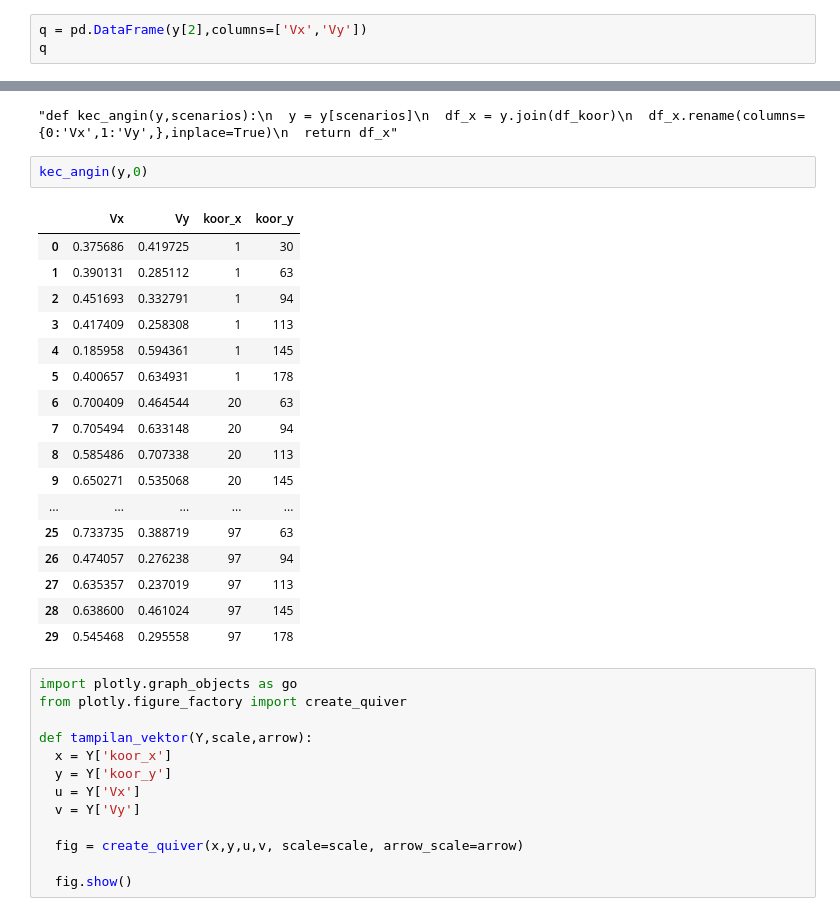
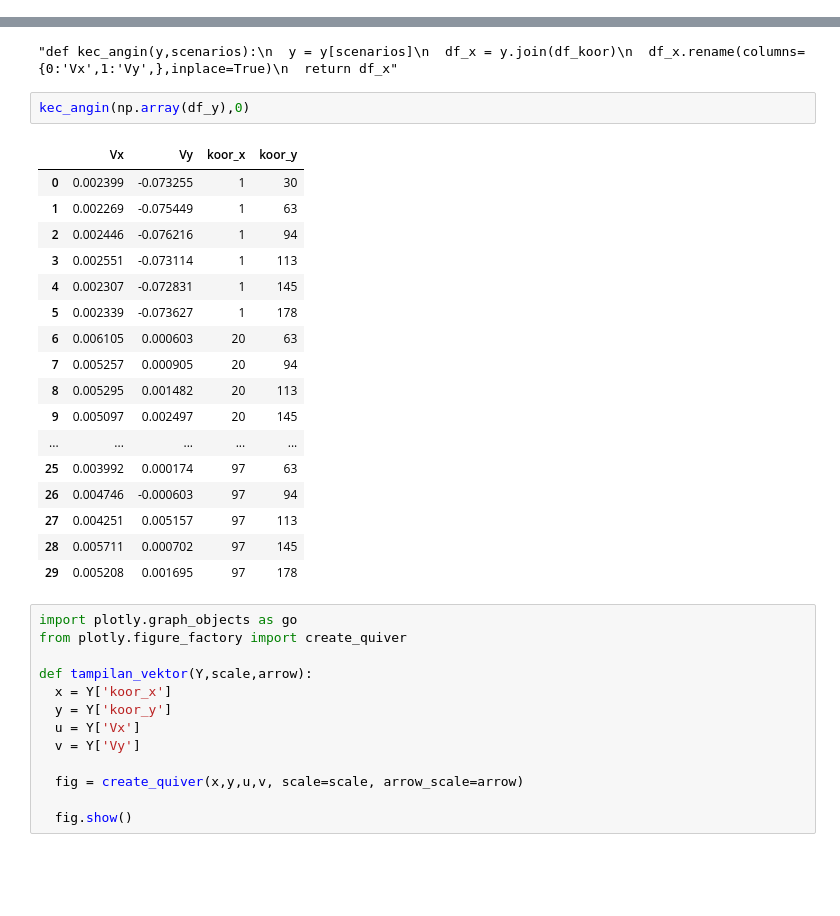
Before and after one commit to yfhkucing/experiment_bms, a Jupyter notebook: visualisasi_vxvy_30_edit.ipynb, the cells around one changed output, grey strips where cells are left out. Drawn from its saved outputs; the diff is of its cells as text; blank space fills up the shorter version.

```diff
--- a/visualisasi_vxvy_30_edit.ipynb
+++ b/visualisasi_vxvy_30_edit.ipynb
@@ -236,3 +233,0 @@ len(y_predict)
-# %%
-q = pd.DataFrame(y[2],columns=['Vx','Vy'])
-q
@@ -314,25 +277,25 @@ def kec_angin(y,scenarios):
 # %% [output]
 "def kec_angin(y,scenarios):\n  y = y[scenarios]\n  df_x = y.join(df_koor)\n  df_x.rename(columns={0:'Vx',1:'Vy',},inplace=True)\n  return df_x"
 # %%
-kec_angin(y,0)
+kec_angin(np.array(df_y),0)
 # %% [output]
 |  | Vx | Vy | koor_x | koor_y |
-| 0 | 0.375686 | 0.419725 | 1 | 30 |
-| 1 | 0.390131 | 0.285112 | 1 | 63 |
-| 2 | 0.451693 | 0.332791 | 1 | 94 |
-| 3 | 0.417409 | 0.258308 | 1 | 113 |
-| 4 | 0.185958 | 0.594361 | 1 | 145 |
-| 5 | 0.400657 | 0.634931 | 1 | 178 |
-| 6 | 0.700409 | 0.464544 | 20 | 63 |
-| 7 | 0.705494 | 0.633148 | 20 | 94 |
-| 8 | 0.585486 | 0.707338 | 20 | 113 |
-| 9 | 0.650271 | 0.535068 | 20 | 145 |
+| 0 | 0.002399 | -0.073255 | 1 | 30 |
+| 1 | 0.002269 | -0.075449 | 1 | 63 |
+| 2 | 0.002446 | -0.076216 | 1 | 94 |
+| 3 | 0.002551 | -0.073114 | 1 | 113 |
+| 4 | 0.002307 | -0.072831 | 1 | 145 |
+| 5 | 0.002339 | -0.073627 | 1 | 178 |
+| 6 | 0.006105 | 0.000603 | 20 | 63 |
+| 7 | 0.005257 | 0.000905 | 20 | 94 |
+| 8 | 0.005295 | 0.001482 | 20 | 113 |
+| 9 | 0.005097 | 0.002497 | 20 | 145 |
 | ... | ... | ... | ... | ... |
-| 25 | 0.733735 | 0.388719 | 97 | 63 |
-| 26 | 0.474057 | 0.276238 | 97 | 94 |
-| 27 | 0.635357 | 0.237019 | 97 | 113 |
-| 28 | 0.638600 | 0.461024 | 97 | 145 |
-| 29 | 0.545468 | 0.295558 | 97 | 178 |
+| 25 | 0.003992 | 0.000174 | 97 | 63 |
+| 26 | 0.004746 | -0.000603 | 97 | 94 |
+| 27 | 0.004251 | 0.005157 | 97 | 113 |
+| 28 | 0.005711 | 0.000702 | 97 | 145 |
+| 29 | 0.005208 | 0.001695 | 97 | 178 |
 # %%
 import plotly.graph_objects as go
 from plotly.figure_factory import create_quiver
```
Also changed, not shown: parts of 12 cells of this notebook.
